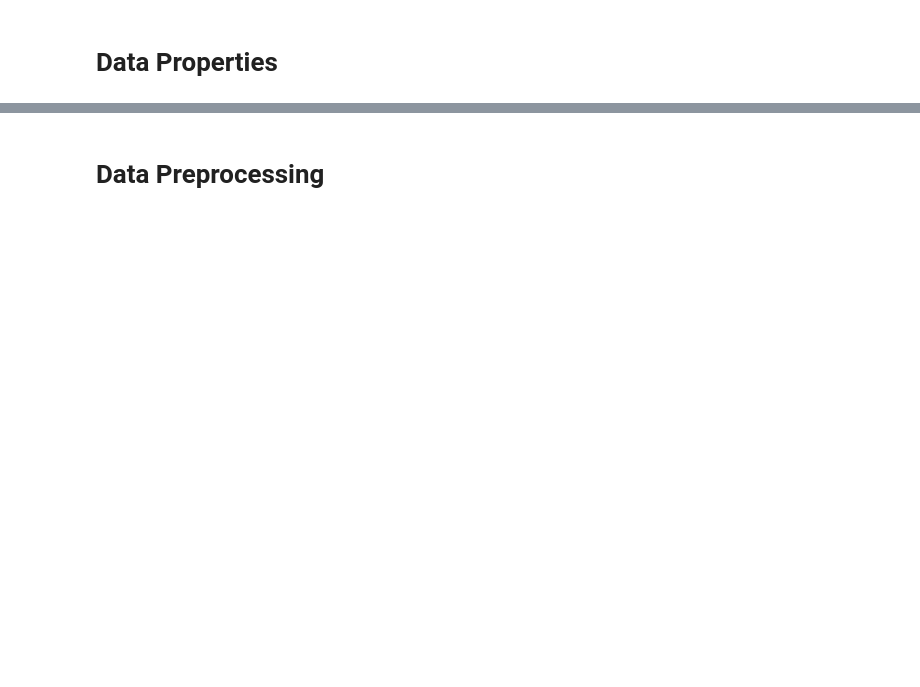
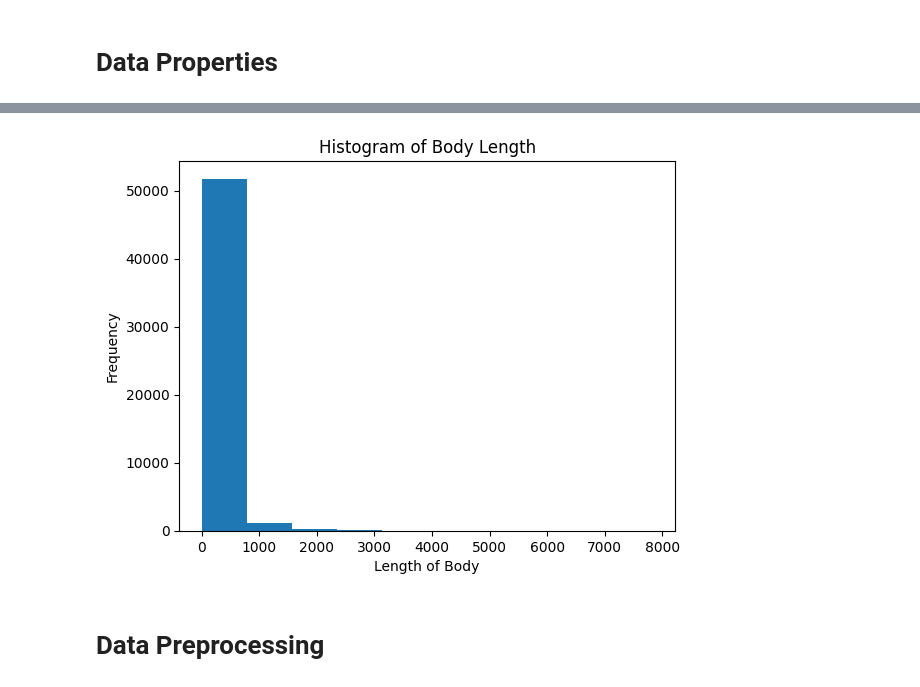
Before and after one commit to SebastianDixon/WSB_Quant, a Jupyter notebook: Reddit_WSB_Posts_Sentiment_Analysis.ipynb, the cells around one changed output, grey strips where cells are left out. Saved outputs shown, nothing was run; the diff lists cells and outputs as text; code cells hidden in the pictures; blank space fills up the shorter version.

```diff
--- a/Reddit_WSB_Posts_Sentiment_Analysis.ipynb
+++ b/Reddit_WSB_Posts_Sentiment_Analysis.ipynb
@@ -38,3 +50,12 @@ plt.show()
+# %%
+lengths = df['body'].apply(lambda x : len(str(x).split(' ')))
+plt.hist(lengths)
+plt.xlabel('Length of Body')
+plt.ylabel('Frequency')
+plt.title("Histogram of Body Length")
+plt.show()
+# %% [output]
+[figure, added]
 # %% [markdown]
 # Data Preprocessing
 # %%
```
Also changed, not shown: parts of 18 cells of this notebook.
